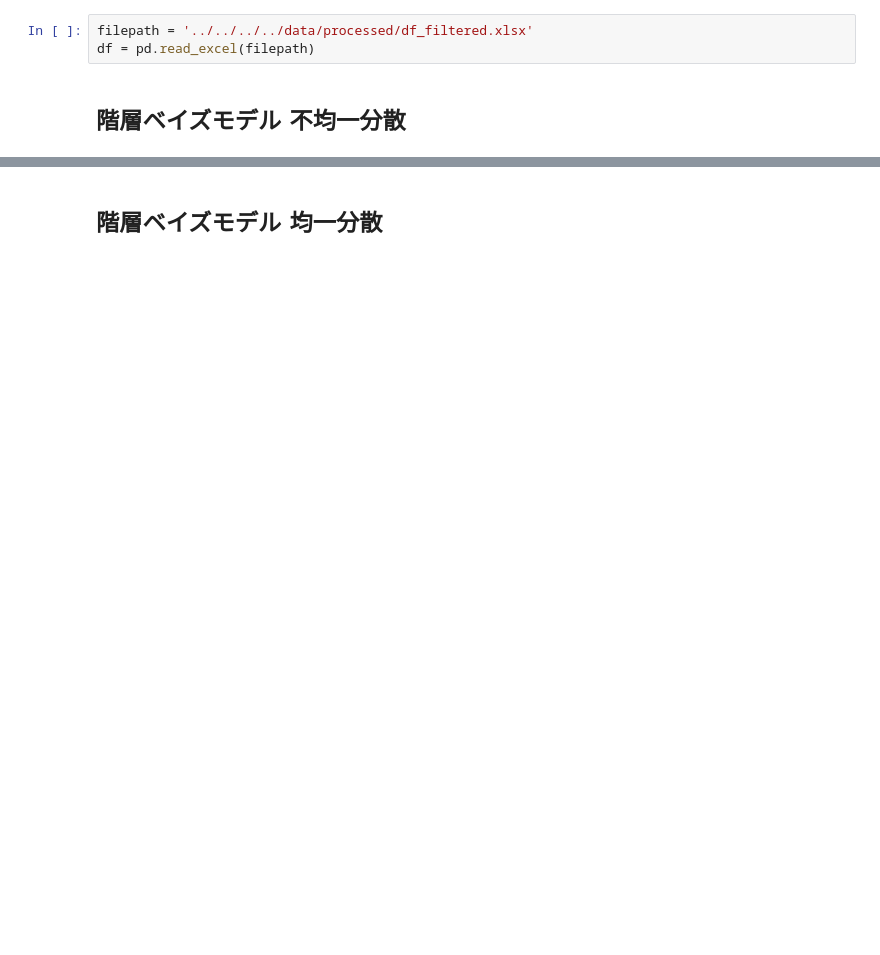
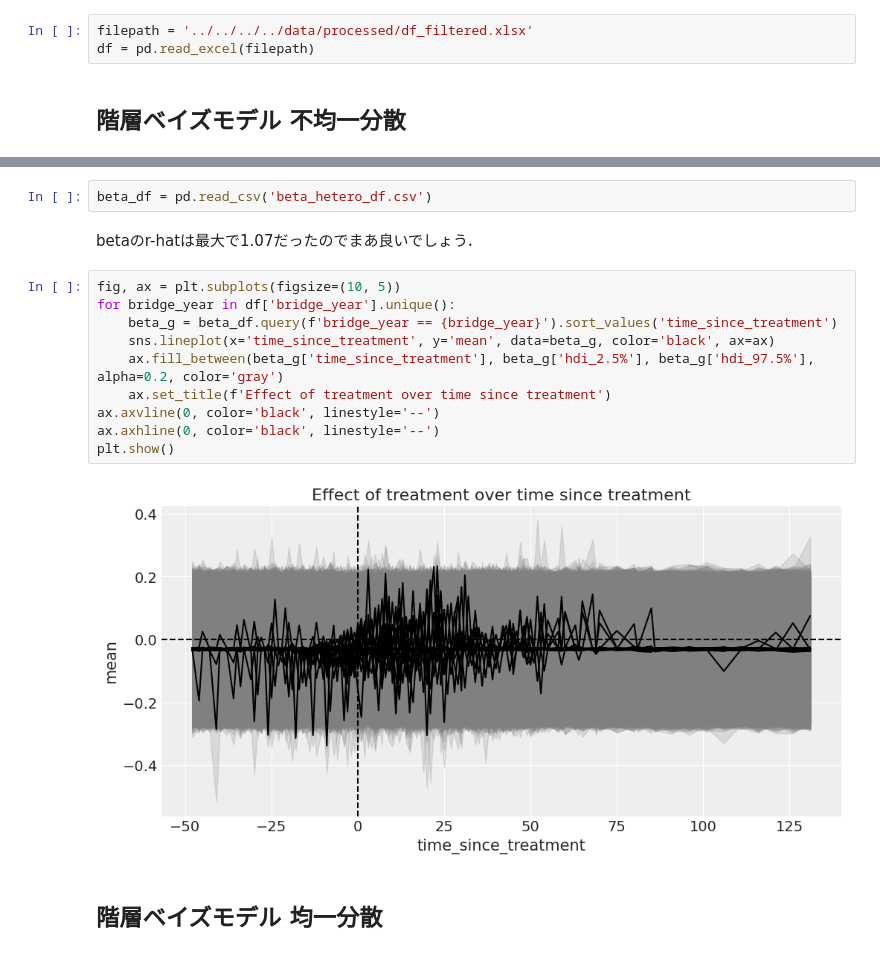
Before and after one commit to Keisei-Akiya/bridge-straw-effects, a Jupyter notebook: src/analysis/bayes/did/fully_saturated_twfe.ipynb, the cells around one changed output, grey strips where cells are left out. Cells and saved outputs as stored; diff of their text form; blank space fills up the shorter version.

```diff
--- a/src/analysis/bayes/did/fully_saturated_twfe.ipynb
+++ b/src/analysis/bayes/did/fully_saturated_twfe.ipynb
@@ -101,2 +110,18 @@ az.plot_trace(trace_h_hetero, var_names=['mu_beta', 'sigma_beta', 'sigma_0', 'si
+# %%
+beta_df = pd.read_csv('beta_hetero_df.csv')
+# %% [markdown]
+betaのr-hatは最大で1.07だったのでまあ良いでしょう．
+# %%
+fig, ax = plt.subplots(figsize=(10, 5))
+for bridge_year in df['bridge_year'].unique():
+    beta_g = beta_df.query(f'bridge_year == {bridge_year}').sort_values('time_since_treatment')
+    sns.lineplot(x='time_since_treatment', y='mean', data=beta_g, color='black', ax=ax)
+    ax.fill_between(beta_g['time_since_treatment'], beta_g['hdi_2.5%'], beta_g['hdi_97.5%'], alpha=0.2, color='gray')
+    ax.set_title(f'Effect of treatment over time since treatment')
+ax.axvline(0, color='black', linestyle='--')
+ax.axhline(0, color='black', linestyle='--')
+plt.show()
+# %% [output]
+[figure, added]
 # %% [markdown]
 ## 階層ベイズモデル 均一分散
```
Also changed, not shown: parts of 13 cells of this notebook, 5 other files.
